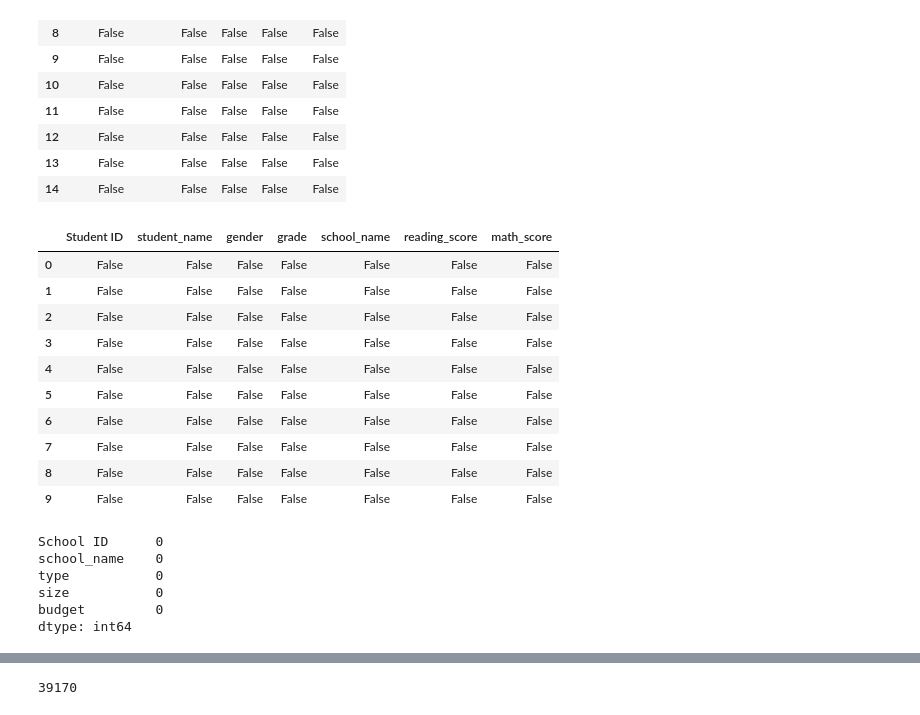
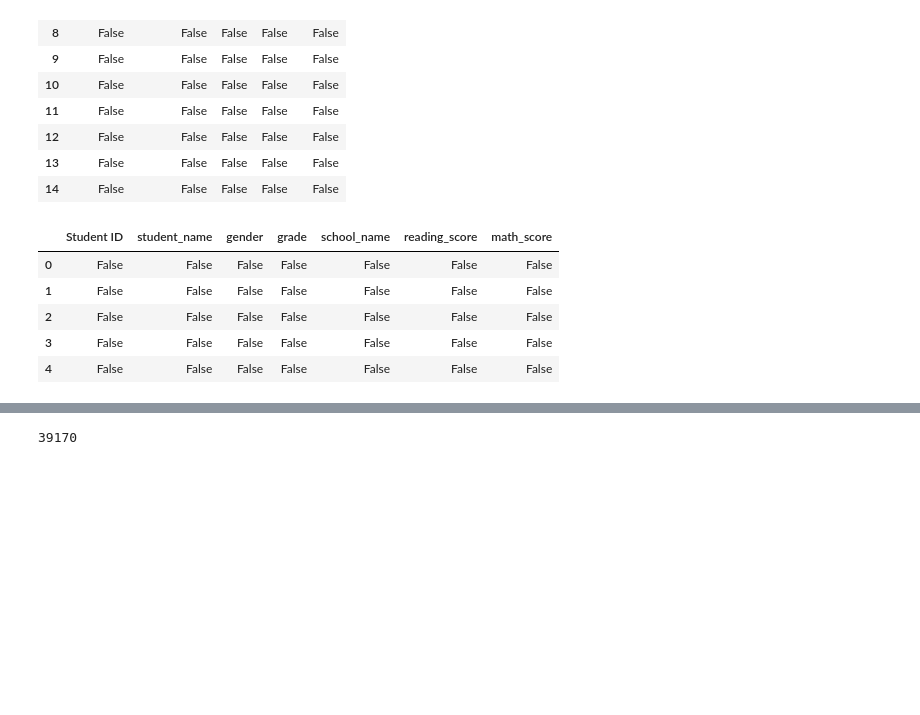
Before and after one commit to noelpdot/School_District_Analysis, a Jupyter notebook: PyCitySchools_Challenge_Testing.ipynb, the cells around one changed output, grey strips where cells are left out. Saved outputs shown, nothing was run; the diff lists cells and outputs as text; code cells hidden in the pictures; blank space fills up the shorter version.

```diff
--- a/PyCitySchools_Challenge_Testing.ipynb
+++ b/PyCitySchools_Challenge_Testing.ipynb
@@ -80,28 +47,16 @@ school_data_df.isnull()
 | 14 | False | False | False | False | False |
 # %%
 # determining if there is isnull() or missing values in student data -- provides boolean values
-student_data_df.isnull().head(10)
+student_data_df.isnull().head(5)
 # %% [output]
 |  | Student ID | student_name | gender | grade | school_name | reading_score | math_score |
 | 0 | False | False | False | False | False | False | False |
 | 1 | False | False | False | False | False | False | False |
 | 2 | False | False | False | False | False | False | False |
 | 3 | False | False | False | False | False | False | False |
 | 4 | False | False | False | False | False | False | False |
-| 5 | False | False | False | False | False | False | False |
-| 6 | False | False | False | False | False | False | False |
-| 7 | False | False | False | False | False | False | False |
-| 8 | False | False | False | False | False | False | False |
-| 9 | False | False | False | False | False | False | False |
 # %%
 # to get the total number of empty rows or rows that are true we can use pandas sum()
-school_data_df.isnull().sum()
+#school_data_df.isnull().sum()
-# %% [output]
-School ID      0
-school_name    0
-type           0
-size           0
-budget         0
-dtype: int64
 # %%
 # the notnull() method
```
Also changed, not shown: parts of 86 cells of this notebook, 1 other file.
